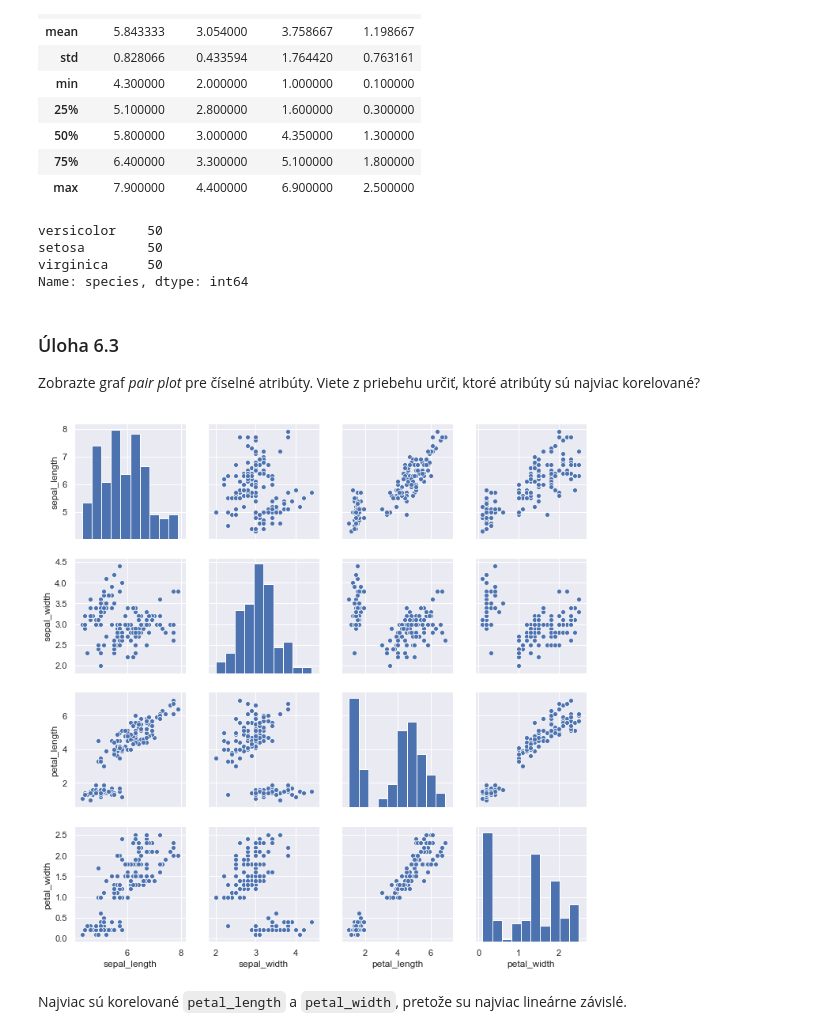
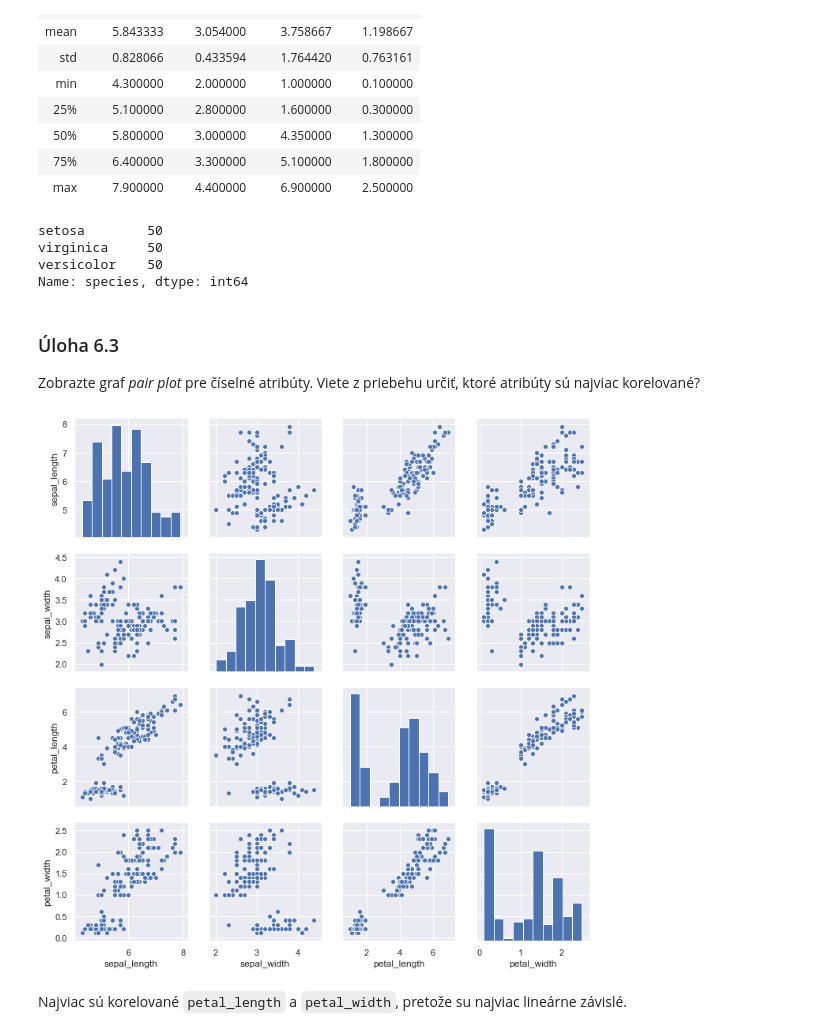
Before and after one commit to sarny/WDA-Kosice, a Jupyter notebook: 6/notebooks/happiness1_solutions.ipynb, the cells around one changed output. Saved outputs shown, nothing was run; the diff lists cells and outputs as text; code cells hidden in the pictures.

```diff
--- a/6/notebooks/happiness1_solutions.ipynb
+++ b/6/notebooks/happiness1_solutions.ipynb
@@ -33,8 +33,8 @@ data_2017.head(1)
 3. Pre nominálny atribút `species` zobrazte rôzne hodnoty a ich početnosti.
 4. Zistite, či dátová množina obsahuje chýbajúce hodnoty.
 # %%
-data = pd.read_csv("../data/iris.csv")
-data.describe()
+iris = pd.read_csv("../data/iris.csv")
+iris.describe()
 # %% [output]
 |  | sepal_length | sepal_width | petal_length | petal_width |
 | count | 150.000000 | 150.000000 | 150.000000 | 150.000000 |
@@ -46,20 +46,20 @@ data.describe()
 | 75% | 6.400000 | 3.300000 | 5.100000 | 1.800000 |
 | max | 7.900000 | 4.400000 | 6.900000 | 2.500000 |
 # %%
-data["species"].value_counts()
+iris["species"].value_counts()
 # %% [output]
-versicolor    50
 setosa        50
 virginica     50
+versicolor    50
 Name: species, dtype: int64
 # %% [markdown]
 ### Úloha 6.3
 
 Zobrazte graf _pair plot_ pre číselné atribúty. Viete z priebehu určiť, ktoré atribúty sú najviac korelované?
 # %%
-p = sns.pairplot(data)
+p = sns.pairplot(iris)
 # %% [output]
-[figure, old version]
+[figure, new version]
 # %% [markdown]
 Najviac sú korelované `petal_length` a `petal_width`, pretože su najviac lineárne závislé.
 # %% [markdown]
```
Also changed, not shown: parts of 3 cells of this notebook.
